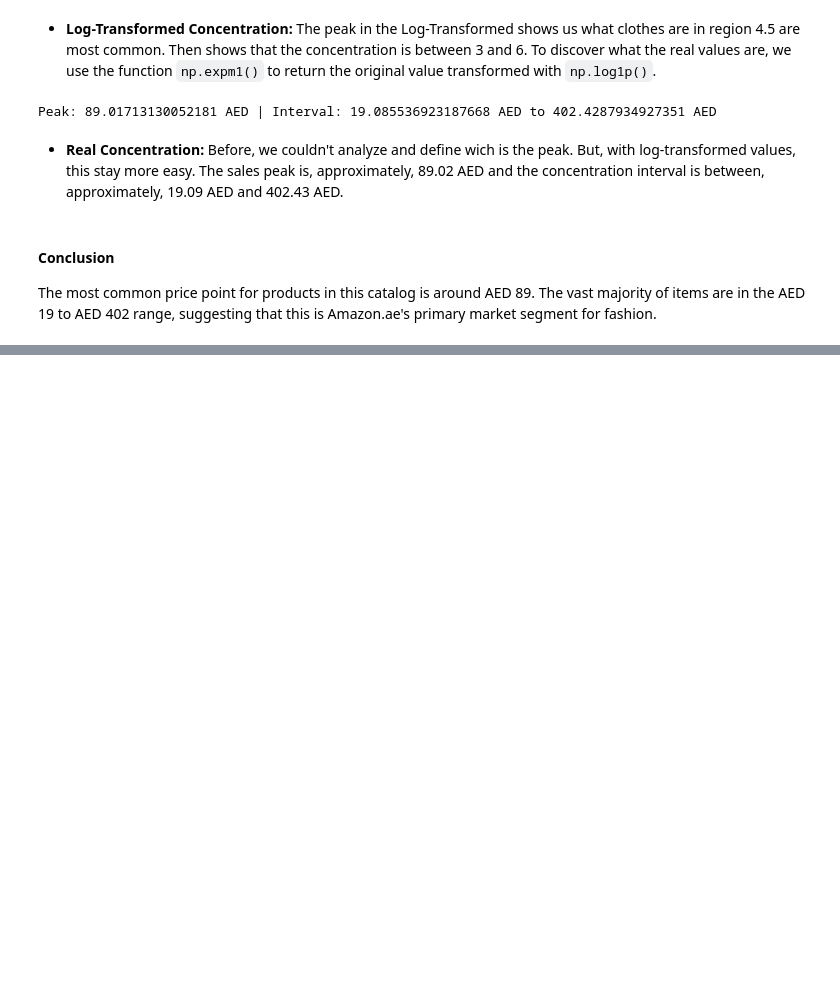
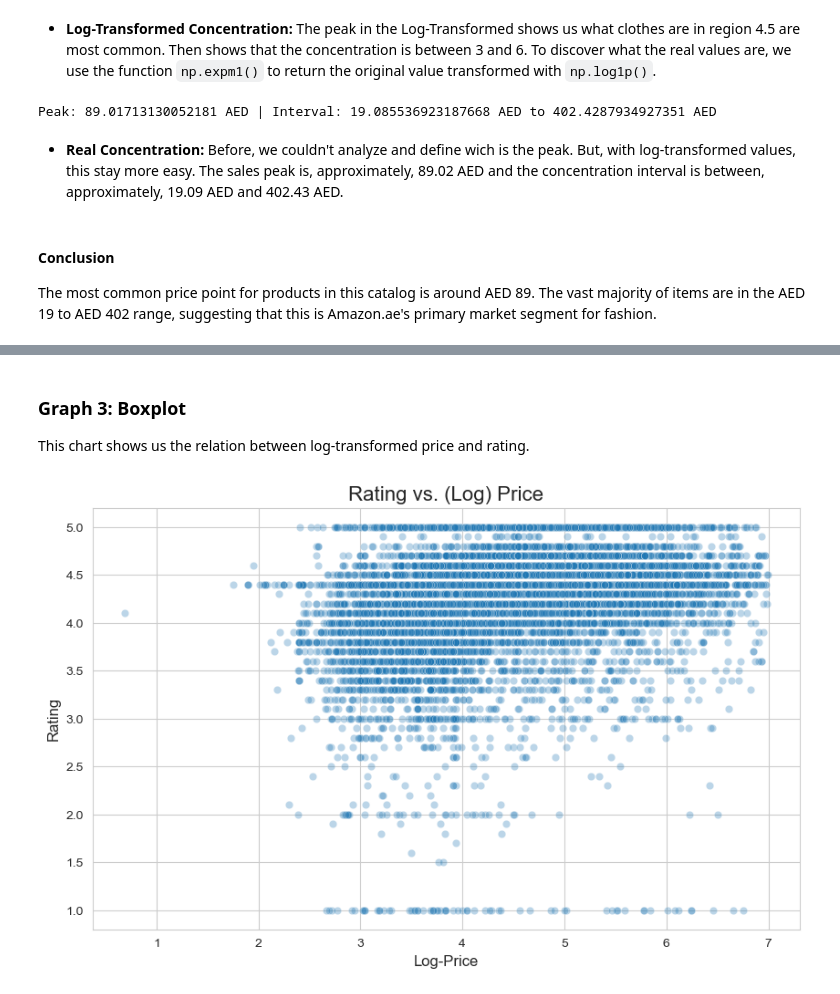
Before and after one commit to drahciry/amazon_sales_prediction, a Jupyter notebook: notebooks/aznsales_analysis.ipynb, the cells around one changed output, grey strips where cells are left out. Saved outputs shown, nothing was run; the diff lists cells and outputs as text; code cells hidden in the pictures; blank space fills up the shorter version.

```diff
--- a/notebooks/aznsales_analysis.ipynb
+++ b/notebooks/aznsales_analysis.ipynb
@@ -129,0 +151,18 @@ The most common price point for products in this catalog is around AED 89. The v
+# %% [markdown]
+### **Graph 3:** Boxplot
+
+This chart shows us the relation between log-transformed price and rating.
+# %%
+# Create a scatter plot to see the relationship between price and rating
+plt.figure(figsize=(10, 6))
+sns.scatterplot(data=df_plot, x="log_price", y="rating", alpha=0.3)
+plt.title("Rating vs. (Log) Price", fontsize=16)
+plt.xlabel("Log-Price", fontsize=12)
+plt.ylabel("Rating", fontsize=12)
+
+# Save generated image
+plt.savefig(os.path.join(project_root, "images", "rating_vs_log_price.png"))
+
+plt.show()
+# %% [output]
+[figure, added]
```
Also changed, not shown: parts of 6 cells of this notebook.
